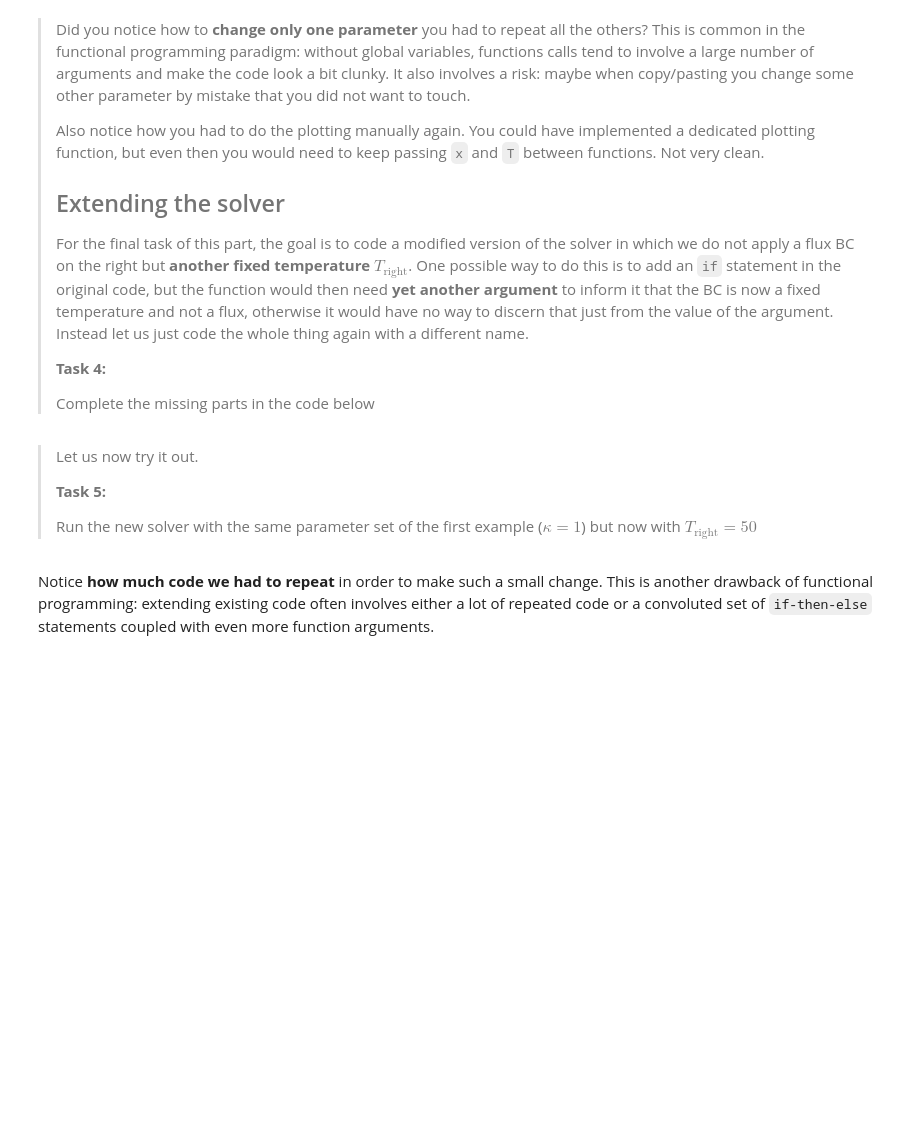
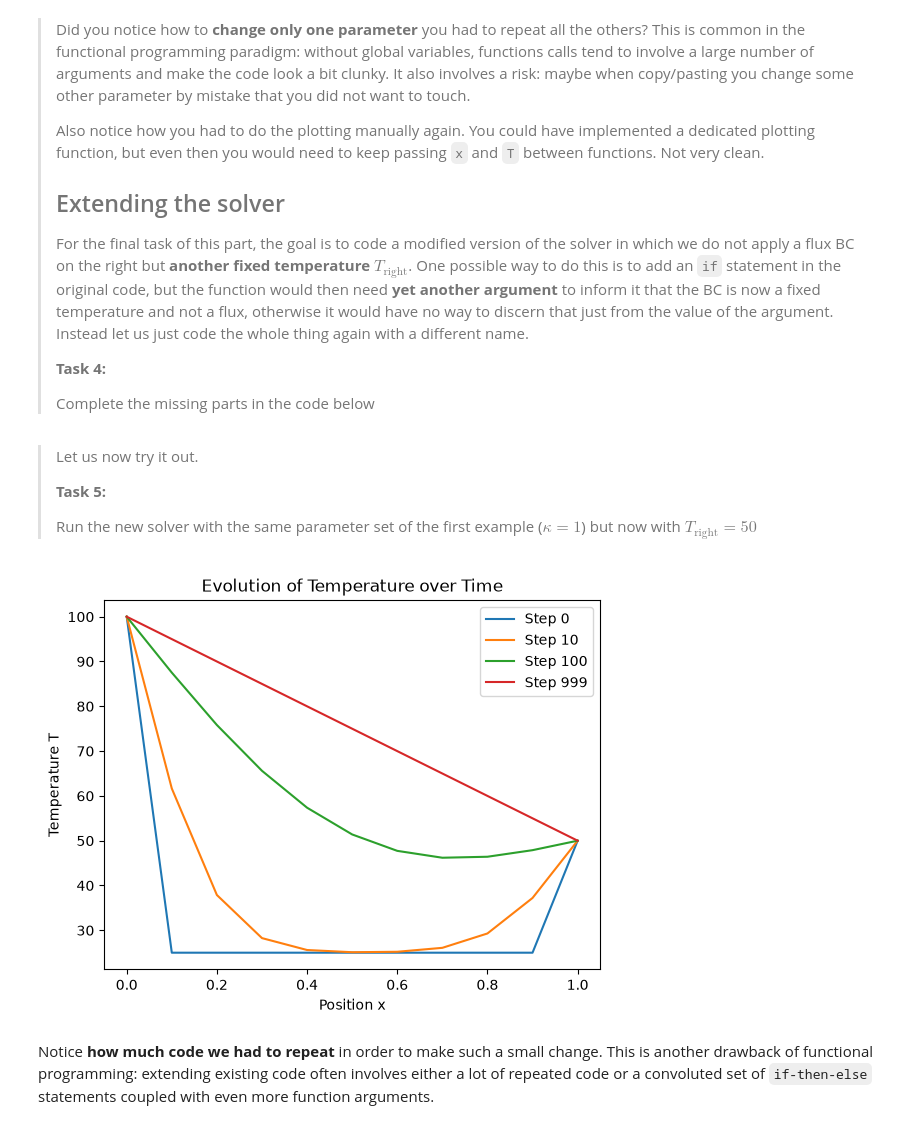
Before and after one commit to mbezmali/P.A.-2.1-Bezmalinovich, a Jupyter notebook: 1_functional.ipynb, the cells around one changed output. Saved outputs shown, nothing was run; the diff lists cells and outputs as text; code cells hidden in the pictures; blank space fills up the shorter version.

```diff
--- a/1_functional.ipynb
+++ b/1_functional.ipynb
@@ -120,3 +156,18 @@ x,T = # YOUR_CODE_LINE_HERE
+# %%
+# run the solver
+x,T = run_diffusion_two(L=1, dx=0.1, dt=0.001, kappa=1, T_init=25, T_left=100, T_right=50, n_steps=1000)
+
+# plot the solution
+for step in [0, 10, 100, 999]:
+    plt.plot(x, T[step, :], label=f'Step {step}')
+
+plt.xlabel('Position x')
+plt.ylabel('Temperature T')
+plt.title('Evolution of Temperature over Time')
+plt.legend()
+plt.show()
+# %% [output]
+[figure, added]
 # %% [markdown]
 Notice **how much code we had to repeat** in order to make such a small change. This is another drawback of functional programming: extending existing code often involves either a lot of repeated code or a convoluted set of `if-then-else` statements coupled with even more function arguments.
 # %% [markdown]
```
Also changed, not shown: parts of 8 cells of this notebook, 1 other file.
